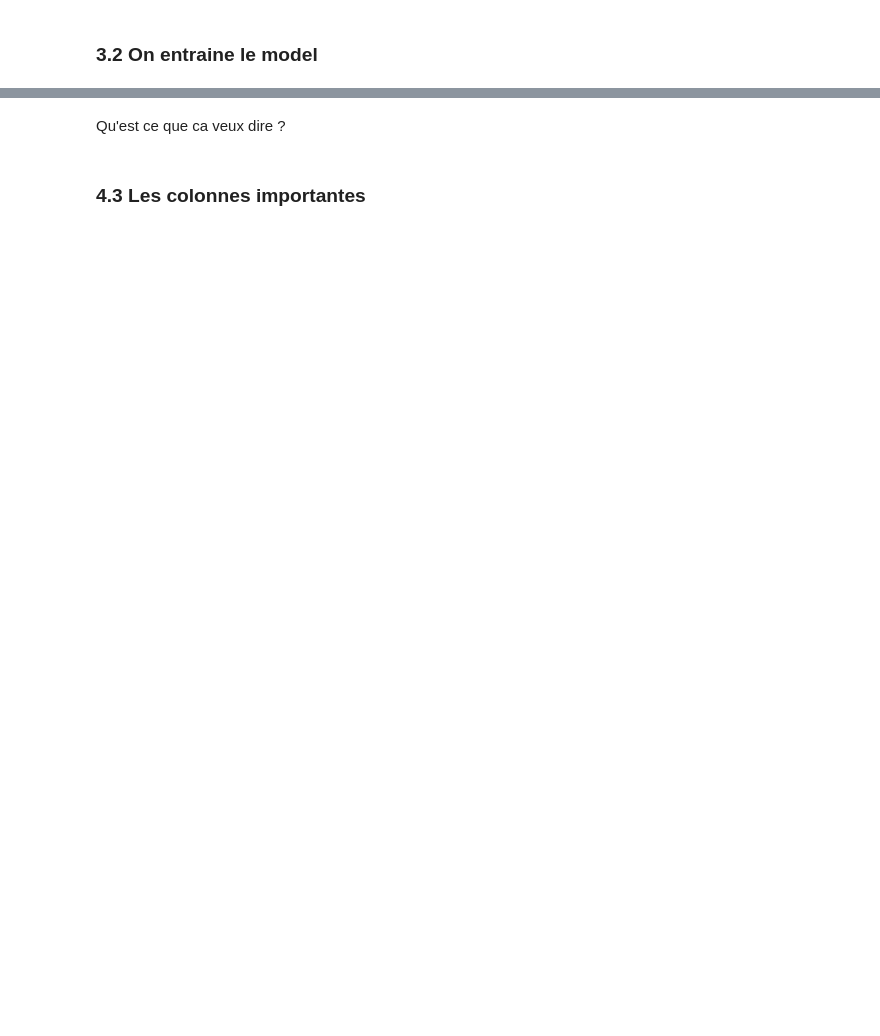
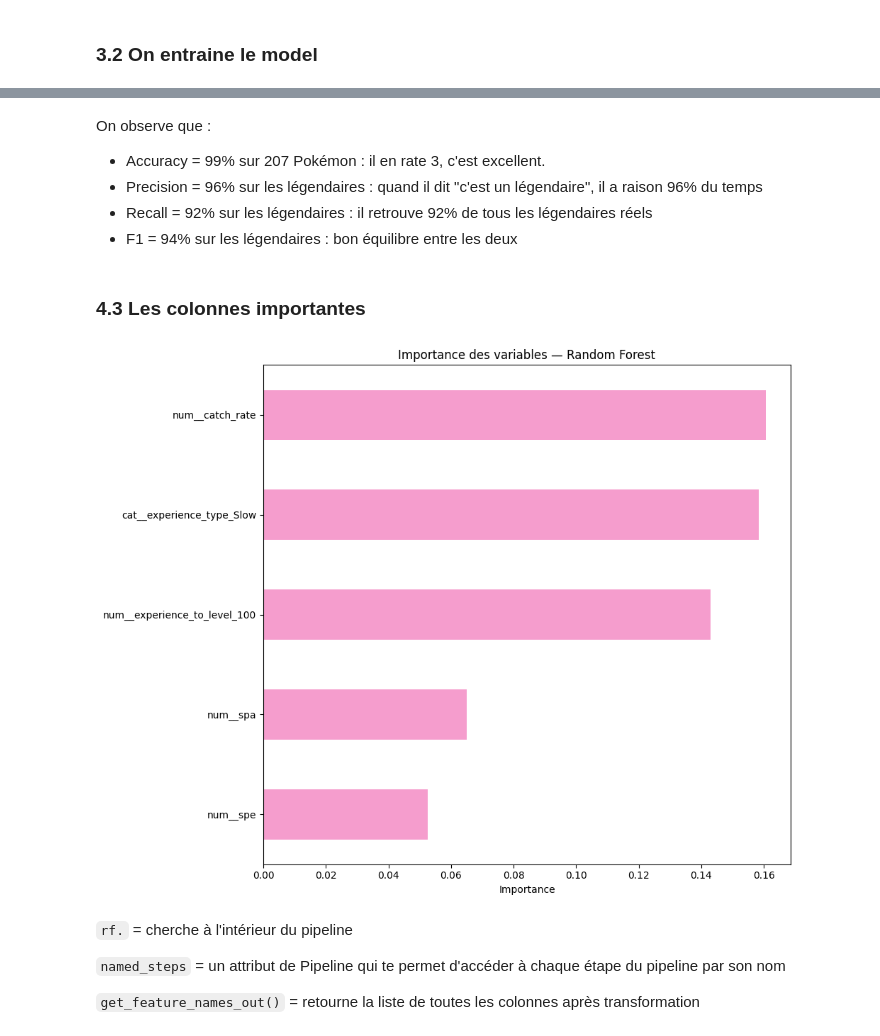
Before and after one commit to romanel7/pokemon-ml-project, a Jupyter notebook: notebooks/04_modelisations/1_RandomForest.ipynb, the cells around one changed output, grey strips where cells are left out. Saved outputs shown, nothing was run; the diff lists cells and outputs as text; code cells hidden in the pictures; blank space fills up the shorter version.

```diff
--- a/notebooks/04_modelisations/1_RandomForest.ipynb
+++ b/notebooks/04_modelisations/1_RandomForest.ipynb
@@ -124,15 +169,31 @@ print(classification_report(y_test, y_pred, target_names=['Normal', 'Légendaire
 # %% [markdown]
-Qu'est ce que ca veux dire  ?
+On observe que :
+- Accuracy = 99% sur 207 Pokémon : il en rate 3, c'est excellent.
+- Precision = 96% sur les légendaires : quand il dit "c'est un légendaire", il a raison 96% du temps
+- Recall = 92% sur les légendaires : il retrouve 92% de tous les légendaires réels
+- F1 = 94% sur les légendaires : bon équilibre entre les deux
 # %% [markdown]
 ### 4.3 Les colonnes importantes
 # %%
-# Colonnes Importantes
-importances = pd.Series(rf_best.feature_importances_, index=X.columns)
-importances = importances.sort_values(ascending=True)
+# Calcul de l'importance des variables
+rf_model = rf.named_steps['randomforestclassifier'] # on récupère le modèle de Random Forest à partir du pipeline pour accéder à ses attributs
+feature_names = rf.named_steps['columntransformer'].get_feature_names_out() # on récupère les noms des features après transformation (ex: après OneHotEncoding, etc.)
 
-importances.plot(kind='barh', color='#e91e8c', figsize=(10, 8))
+importances = pd.Series(rf_model.feature_importances_, index=feature_names) # on crée une série pandas pour associer chaque importance à son nom de feature
+importances = importances.sort_values(ascending=True).tail(5) # on trie les importances pour les afficher de manière plus lisible (les plus importantes en bas)
+
+# Visualisation
+importances.plot(kind='barh', color="#f59dcd", figsize=(10, 8))
 plt.title("Importance des variables — Random Forest")
 plt.xlabel("Importance")
 plt.tight_layout()
 plt.show()
+# %% [output]
+[figure, added]
+# %% [markdown]
+``rf.`` = cherche à l'intérieur du pipeline
+
+``named_steps`` = un attribut de Pipeline qui te permet d'accéder à chaque étape du pipeline par son nom
+
+``get_feature_names_out()`` = retourne la liste de toutes les colonnes après transformation
 # %% [markdown]
```
Also changed, not shown: parts of 16 cells of this notebook, 2 other files.
